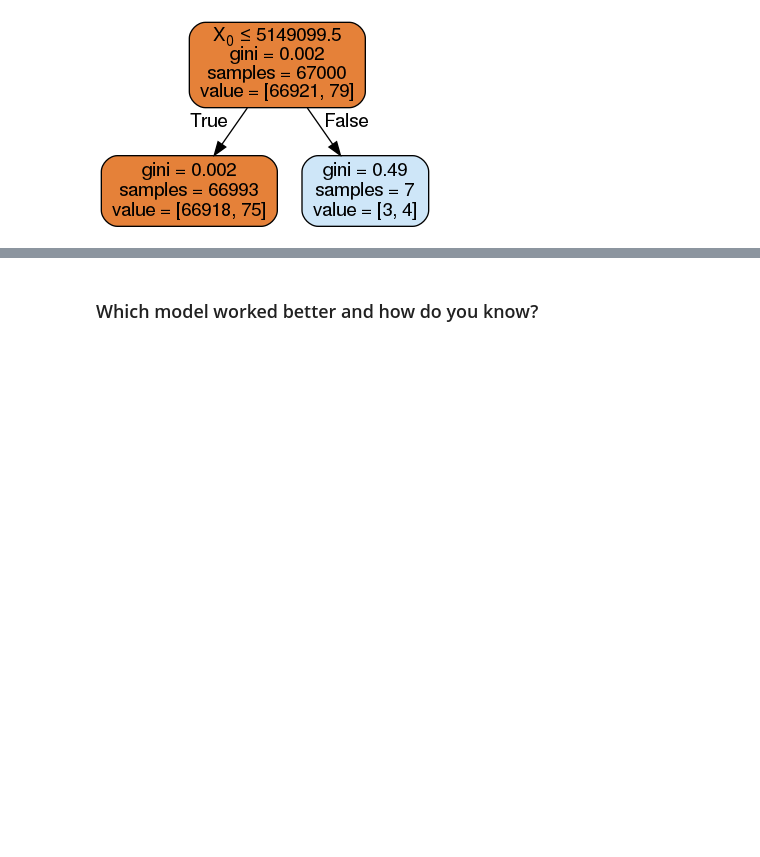
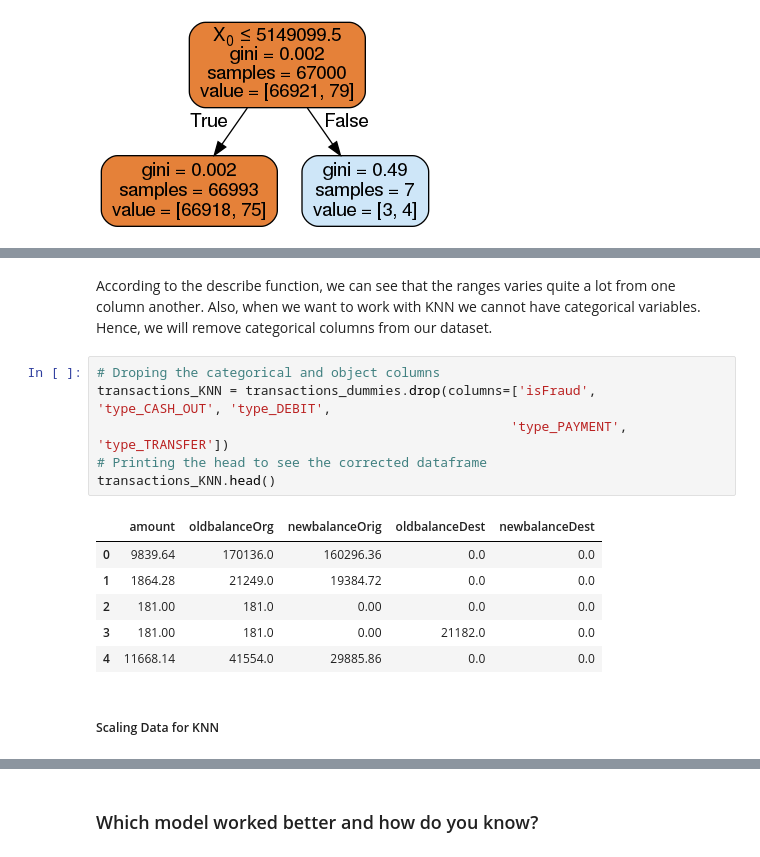
Before and after one commit to ta-data-bcn/lab-imbalance, a Jupyter notebook: your-code/lab_inbalance.ipynb, the cells around one changed output, grey strips where cells are left out. Drawn from its saved outputs; the diff is of its cells as text; blank space fills up the shorter version.

```diff
--- a/your-code/lab_inbalance.ipynb
+++ b/your-code/lab_inbalance.ipynb
@@ -325,0 +355,17 @@ Image(graph.create_png())
+# %% [markdown]
+According to the describe function, we can see that the ranges varies quite a lot from one column another. Also, when we want to work with KNN we cannot have categorical variables. Hence, we will remove categorical columns from our dataset.
+# %%
+# Droping the categorical and object columns
+transactions_KNN = transactions_dummies.drop(columns=['isFraud', 'type_CASH_OUT', 'type_DEBIT',
+                                                     'type_PAYMENT', 'type_TRANSFER'])
+# Printing the head to see the corrected dataframe
+transactions_KNN.head()
+# %% [output]
+|  | amount | oldbalanceOrg | newbalanceOrig | oldbalanceDest | newbalanceDest |
+| 0 | 9839.64 | 170136.0 | 160296.36 | 0.0 | 0.0 |
+| 1 | 1864.28 | 21249.0 | 19384.72 | 0.0 | 0.0 |
+| 2 | 181.00 | 181.0 | 0.00 | 0.0 | 0.0 |
+| 3 | 181.00 | 181.0 | 0.00 | 21182.0 | 0.0 |
+| 4 | 11668.14 | 41554.0 | 29885.86 | 0.0 | 0.0 |
+# %% [markdown]
+##### Scaling Data for KNN
```
Also changed, not shown: parts of 27 cells of this notebook.
